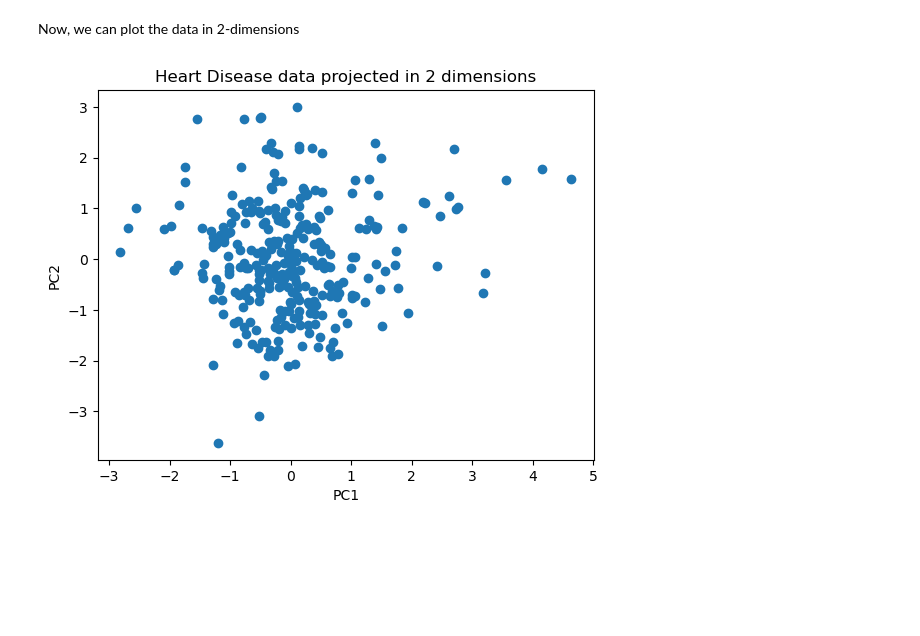
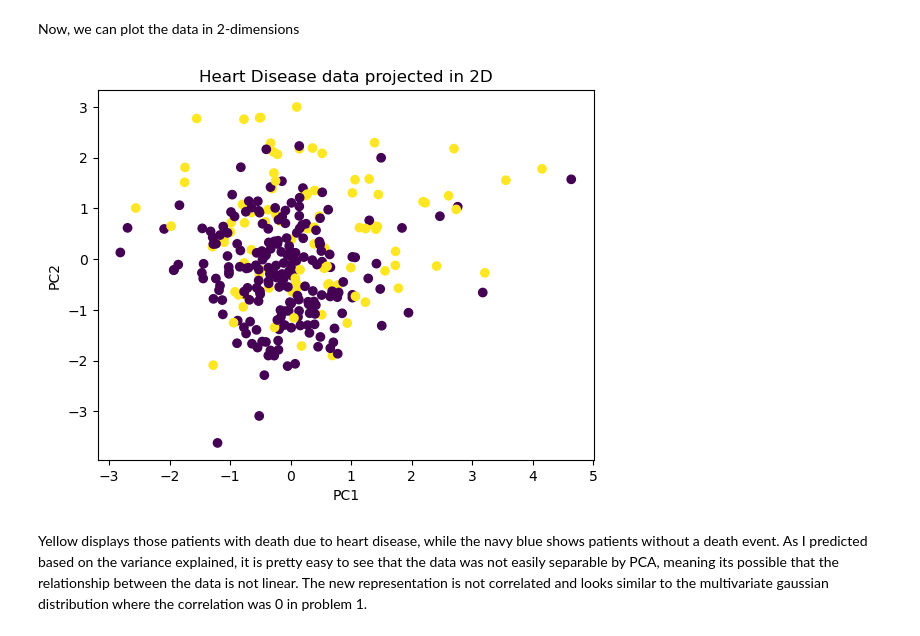
Before and after one commit to sakinkirti/CSDS491, a Jupyter notebook: A4/CSDS491-A4-sak207.ipynb, the cells around one changed output. Cells and saved outputs as stored; diff of their text form; code cells hidden in the pictures; blank space fills up the shorter version.

```diff
--- a/A4/CSDS491-A4-sak207.ipynb
+++ b/A4/CSDS491-A4-sak207.ipynb
@@ -199,8 +293,8 @@ data = data.filter(items=["age", "creatinine_phosphokinase", "ejection_fraction"
 # %% [markdown]
 The dataset is reduced to 7 features which are all continuous. Let's visualize histograms for each of these variables to better understand the distributions of each features
 # %%
-fig, ax = plt.subplots(1, 7)
-fig.set_size_inches(30, 5)
+fig, ax = plt.subplots(1, 8)
+fig.set_size_inches(40, 5)
 
 for i,col in enumerate(data.columns):
     ax[i].hist(data[col])
@@ -214,5 +308,5 @@ Seems like most of the variables are skewed to either the left or the right, but
 # %%
-for col in data.columns:
+for col in data.columns[0:7]:
     data[col] = (data[col] - data[col].mean()) / data[col].std()
 
 data.describe()
@@ -231,8 +325,9 @@ data.describe()
 
 First, we can compute the covariance matrix of the data.
 # %%
-data = data.iloc[:,:].values
-cov = np.cov(data.T)
+data_ = data.iloc[:,:].values
+data_cov = data.iloc[:,:7].values
+cov = np.cov(data_cov.T)
 cov.shape
 # %% [output]
 (7, 7)
@@ -323,14 +418,16 @@ print(proj_mat)
 # %% [markdown]
 Now that we have the projection matrix, we can convert the dataset to be plotted against the principal components by taking the dot product of the projection matrix and the data
 # %%
-X_pca = data.dot(proj_mat).T
+X_pca = data_.T[0:7].T.dot(proj_mat).T
 # %% [markdown]
 Now, we can plot the data in 2-dimensions
 # %%
-plt.scatter(X_pca[0], X_pca[1], label=data["DEATH_EVENT"])
+plt.scatter(X_pca[0], X_pca[1], c=data_.T[7])
 plt.xlabel("PC1")
 plt.ylabel("PC2")
 plt.title("Heart Disease data projected in 2D")
 plt.show()
 # %% [output]
-[figure, old version]
+[figure, new version]
+# %% [markdown]
+Yellow displays those patients with death due to heart disease, while the navy blue shows patients without a death event. As I predicted based on the variance explained, it is pretty easy to see that the data was not easily separable by PCA, meaning its possible that the relationship between the data is not linear. The new representation is not correlated and looks similar to the multivariate gaussian distribution where the correlation was 0 in problem 1.
```
Also changed, not shown: parts of 34 cells of this notebook, 15 other files.
